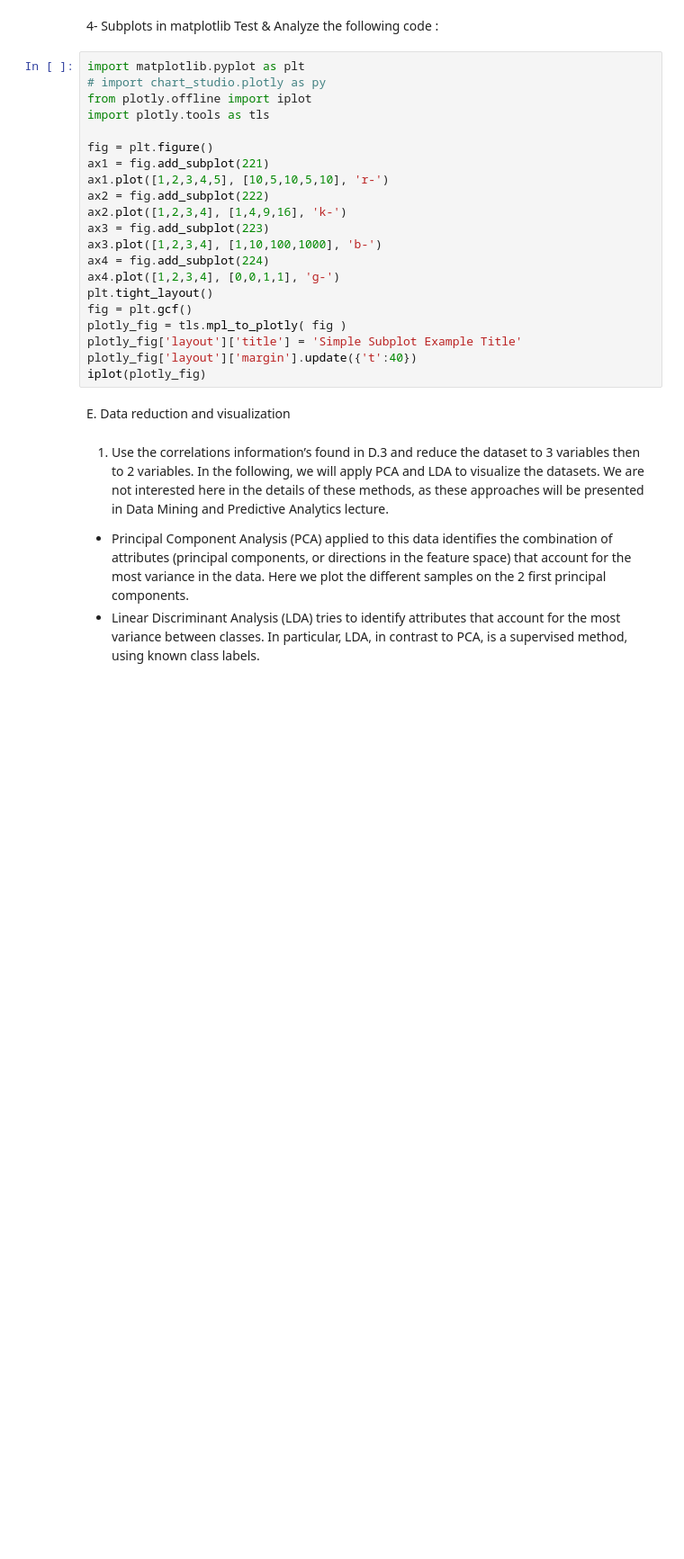
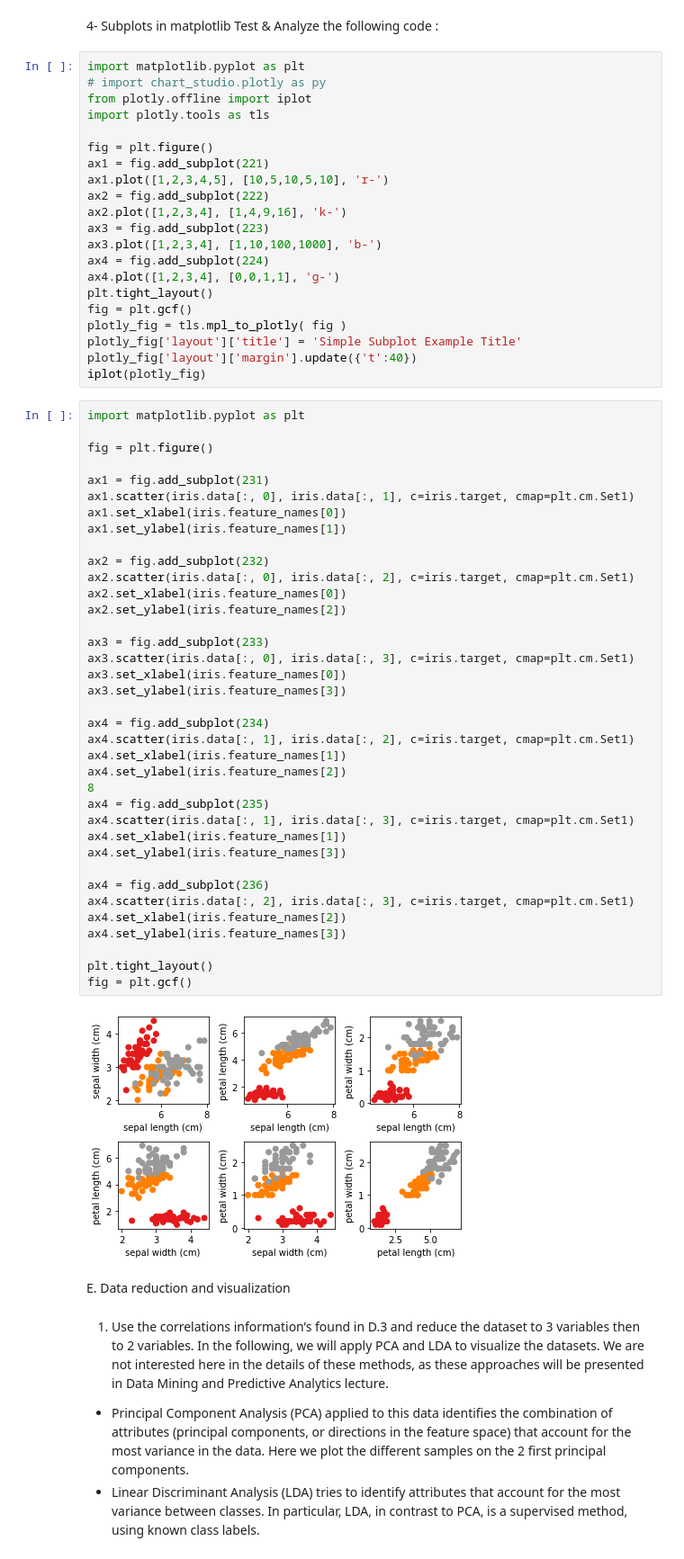
Before and after one commit to speianudana/AnalysisAndVisualisationOfData, a Jupyter notebook: Lab_1/Lab1.ipynb, the cells around one changed output. Shown at 90% size. Drawn from its saved outputs; the diff is of its cells as text; blank space fills up the shorter version.

```diff
--- a/Lab_1/Lab1.ipynb
+++ b/Lab_1/Lab1.ipynb
@@ -250,6 +269,45 @@ plotly_fig = tls.mpl_to_plotly( fig )
 plotly_fig['layout']['title'] = 'Simple Subplot Example Title'
 plotly_fig['layout']['margin'].update({'t':40})
 iplot(plotly_fig)
+# %%
+import matplotlib.pyplot as plt
+
+fig = plt.figure()
+
+ax1 = fig.add_subplot(231)
+ax1.scatter(iris.data[:, 0], iris.data[:, 1], c=iris.target, cmap=plt.cm.Set1)
+ax1.set_xlabel(iris.feature_names[0])
+ax1.set_ylabel(iris.feature_names[1])
+
+ax2 = fig.add_subplot(232)
+ax2.scatter(iris.data[:, 0], iris.data[:, 2], c=iris.target, cmap=plt.cm.Set1)
+ax2.set_xlabel(iris.feature_names[0])
+ax2.set_ylabel(iris.feature_names[2])
+
+ax3 = fig.add_subplot(233)
+ax3.scatter(iris.data[:, 0], iris.data[:, 3], c=iris.target, cmap=plt.cm.Set1)
+ax3.set_xlabel(iris.feature_names[0])
+ax3.set_ylabel(iris.feature_names[3])
+
+ax4 = fig.add_subplot(234)
+ax4.scatter(iris.data[:, 1], iris.data[:, 2], c=iris.target, cmap=plt.cm.Set1)
+ax4.set_xlabel(iris.feature_names[1])
+ax4.set_ylabel(iris.feature_names[2])
+8
+ax4 = fig.add_subplot(235)
+ax4.scatter(iris.data[:, 1], iris.data[:, 3], c=iris.target, cmap=plt.cm.Set1)
+ax4.set_xlabel(iris.feature_names[1])
+ax4.set_ylabel(iris.feature_names[3])
+
+ax4 = fig.add_subplot(236)
+ax4.scatter(iris.data[:, 2], iris.data[:, 3], c=iris.target, cmap=plt.cm.Set1)
+ax4.set_xlabel(iris.feature_names[2])
+ax4.set_ylabel(iris.feature_names[3])
+
+plt.tight_layout()
+fig = plt.gcf()
+# %% [output]
+[figure, added]
 # %% [markdown]
 E. Data reduction and visualization
 # %% [markdown]
```
Also changed, not shown: parts of 16 cells of this notebook, 3 other files.
